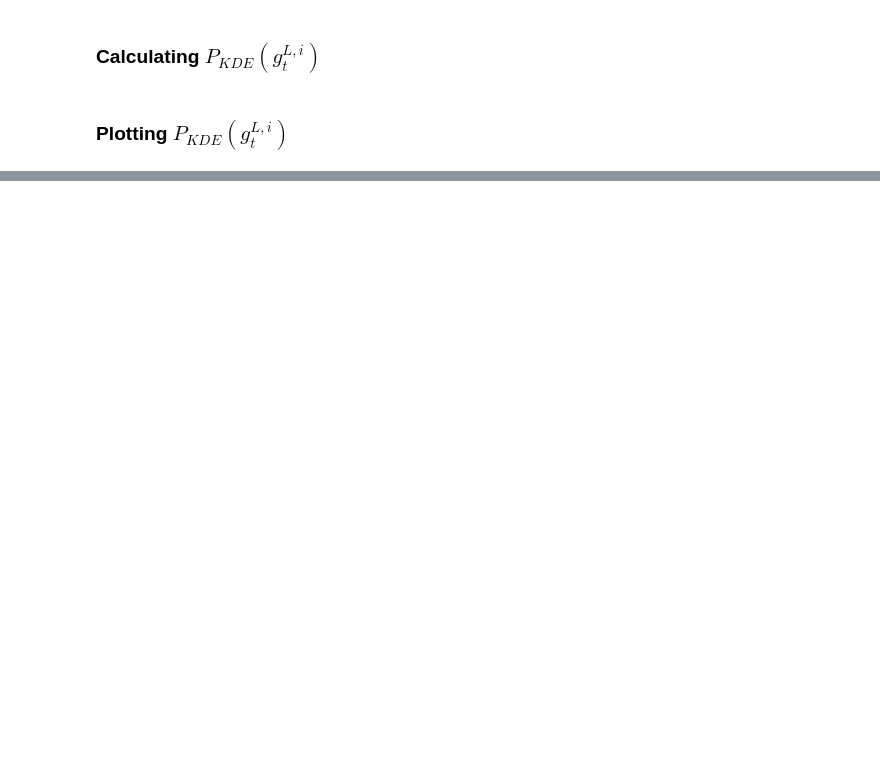
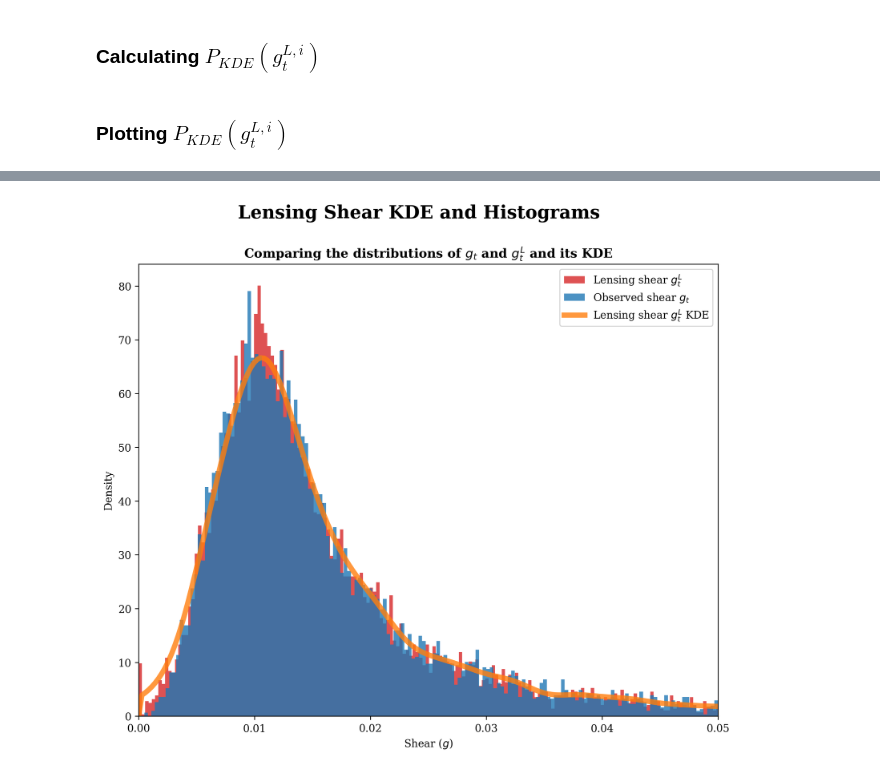
Before and after one commit to caioolivv/masters, a Jupyter notebook: CLMM/CLMM_shear_likelihood_2_1.ipynb, the cells around one changed output, grey strips where cells are left out. Drawn from its saved outputs; the diff is of its cells as text; code cells hidden in the pictures; blank space fills up the shorter version.

```diff
--- a/CLMM/CLMM_shear_likelihood_2_1.ipynb
+++ b/CLMM/CLMM_shear_likelihood_2_1.ipynb
@@ -143,0 +170,8 @@ for gt_th, gt_obs, kde, kde_rot, i in zip([gt_th_ideal, gt_th_ideal_z, gt_th_noi
+# %%
+for gt_th, gt_obs in zip(gt_th_noisy_z, gt_noisy_z):
+    if gt_th != 0:
+        gt_th_noisy_z_kde.add_obs(gt-gt_obs)
+        gt_th_noisy_z_kde_rot.add_obs(gt-gt_obs)
+
+gt_th_noisy_z_kde.prepare()
+gt_th_noisy_z_kde_rot.prepare()
@@ -143,0 +327,22 @@ for gt_th, gt_obs, kde, kde_rot, i in zip([gt_th_ideal, gt_th_ideal_z, gt_th_noi
+# %%
+fig, ax = plt.subplots(1, 1, figsize=(10,8), dpi=300)
+fig.suptitle(f'Lensing Shear KDE and Histograms', size='xx-large', weight='bold')
+
+for gt_th, gt_obs, kde, kde_rot, i in zip([gt_th_noisy_z], [gt_noisy_z], [gt_th_noisy_z_kde], [gt_th_noisy_z_kde_rot], range(1)):
+    gt_min, gt_max = min(gt_th), max(gt_th)
+
+    x = np.linspace(gt_min, gt_max, num=1000)
+    y = [kde_rot.eval_p(x_i) for x_i in x]
+
+    ax.hist(gt_th, bins=1000, density=True, alpha=0.8, color='tab:red', label=f'Lensing shear $g_t^L$')
+    ax.hist(gt_obs, bins=1000, density=True, alpha=0.8, color='tab:blue', label=f'Observed shear $g_t$')
+    ax.plot(x, y, color='tab:orange', linestyle='-', alpha=0.8, linewidth=5, label=f'Lensing shear $g_t^L$ KDE')
+    ax.set_title(f'Comparing the distributions of $g_t$ and $g_t^L$ and its KDE', weight='bold')
+    ax.set_ylabel(f'Density')
+    ax.set_xlabel(f'Shear ($g$)')
+    ax.legend()
+
+    ax.set_xlim(0, 0.05)
+fig.savefig("Plots/shear_kde.png")
+# %% [output]
+[figure, added]
```
Also changed, not shown: parts of 8 cells of this notebook, 9 other files.
